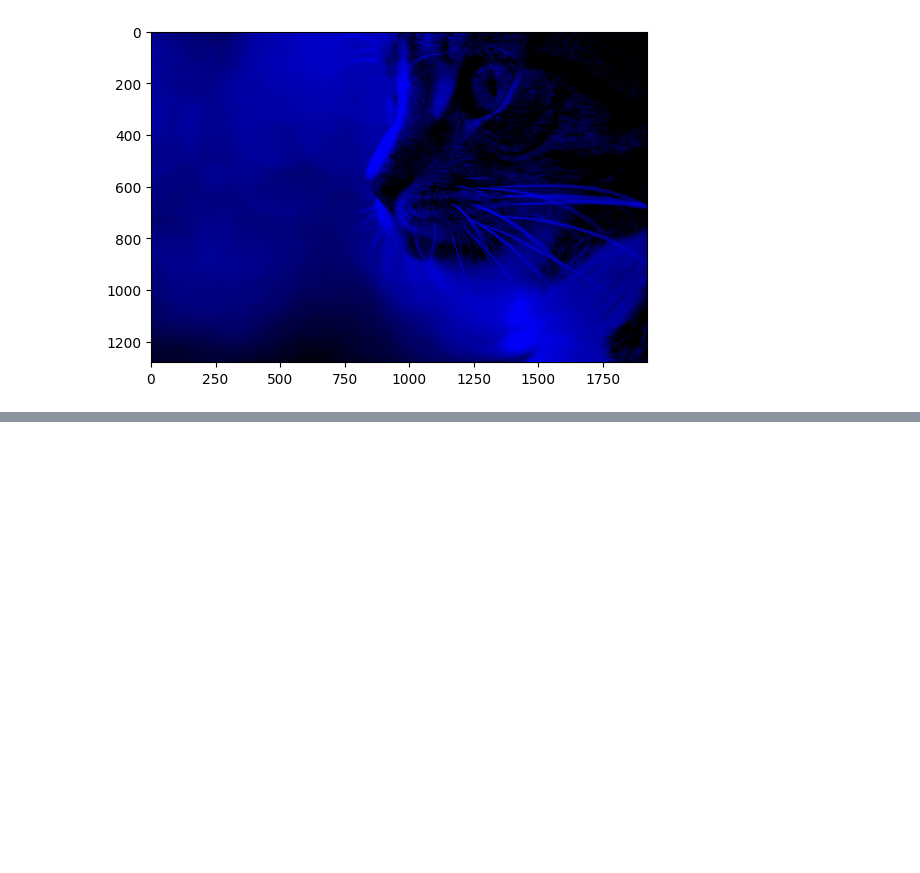
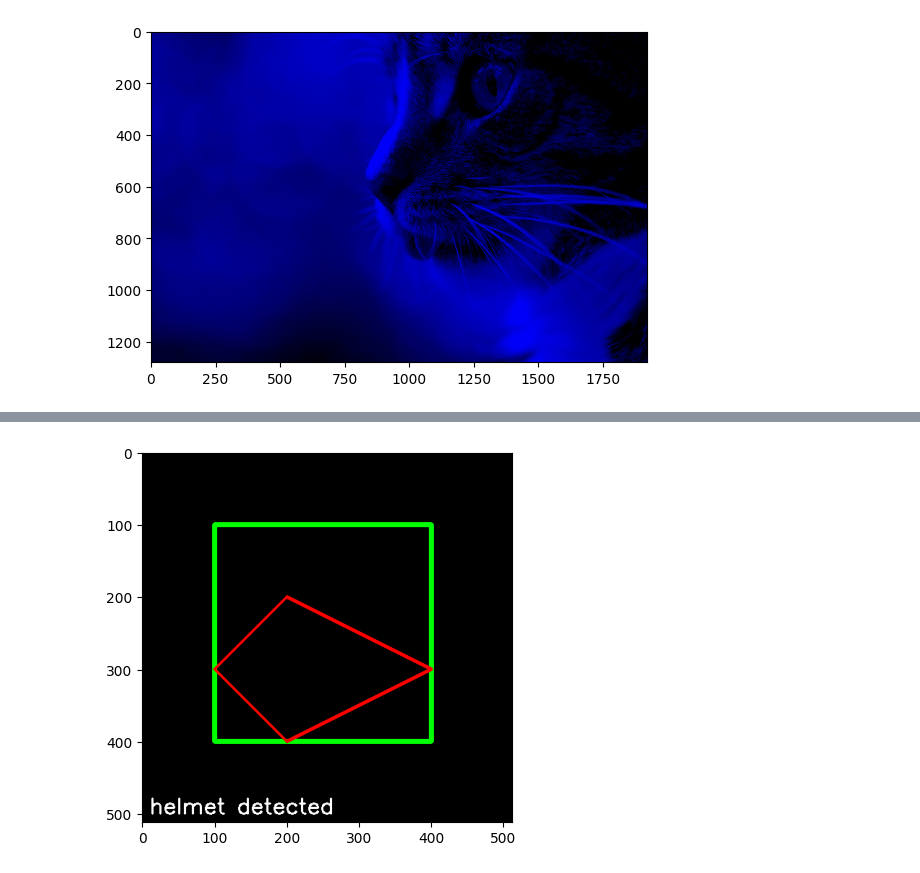
Before and after one commit to sevilkhojasteh/open-cv, a Jupyter notebook: learn.ipynb, the cells around one changed output, grey strips where cells are left out. Saved outputs shown, nothing was run; the diff lists cells and outputs as text; code cells hidden in the pictures; blank space fills up the shorter version.

```diff
--- a/learn.ipynb
+++ b/learn.ipynb
@@ -109,0 +192,13 @@ If an interviewer asks why your colors look inverted (smurfs with red faces) whe
+# %%
+# Define vertices
+vertices = np.array([[100, 300], [200, 200], [400, 300], [200, 400]], dtype=np.int32)
+
+# Reshape to 3D: -1 means "figure out this dimension automatically", 1 is a dummy dimension, 2 is for x,y
+pts = vertices.reshape((-1, 1, 2))
+
+# Draw the polygon (isClosed=True connects the last point to the first)
+cv2.polylines(blank_img, [pts], isClosed=True, color=(255, 0, 0), thickness=3)
+plt.imshow(blank_img) # Display the image with the polygon
+plt.show() # Show the plot
+# %% [output]
+[figure, added]
```
Also changed, not shown: parts of 11 cells of this notebook.
